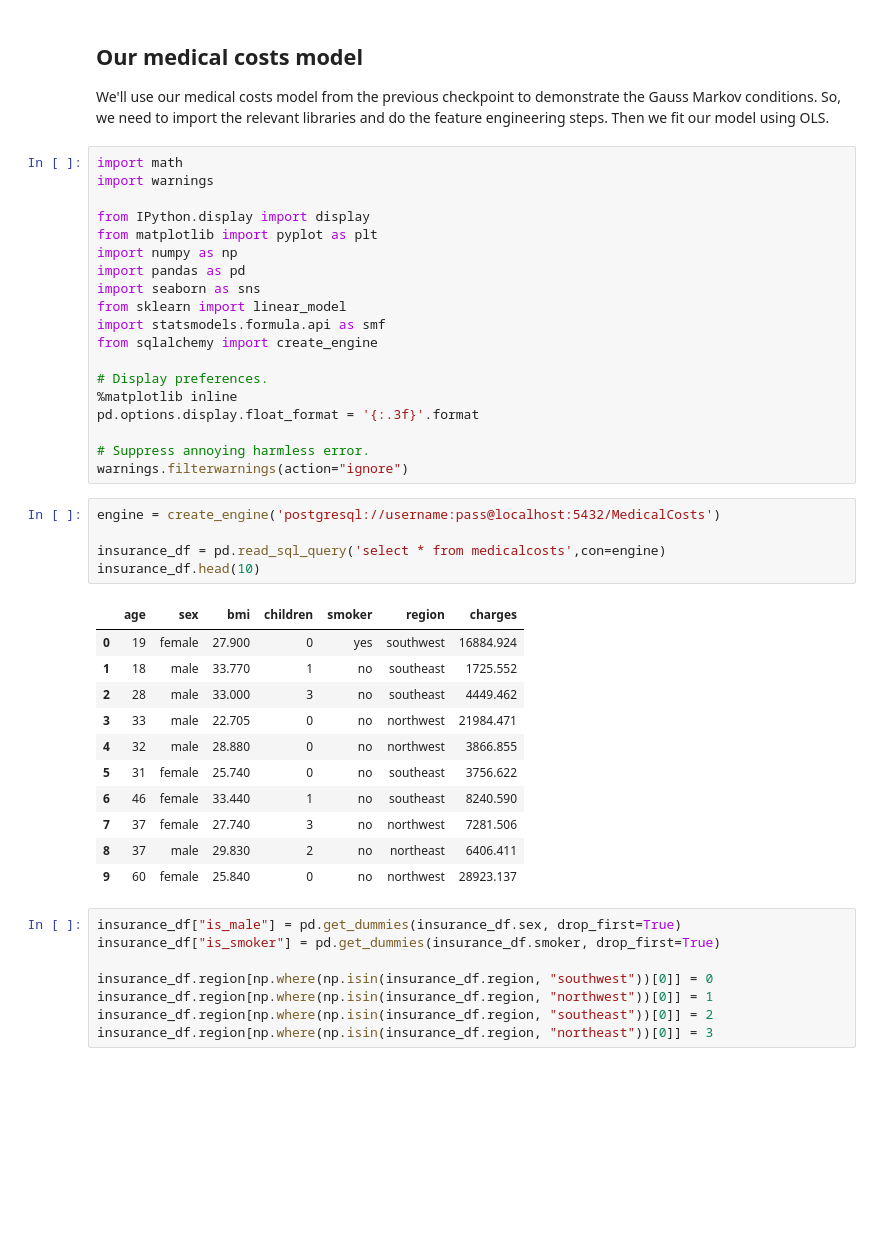
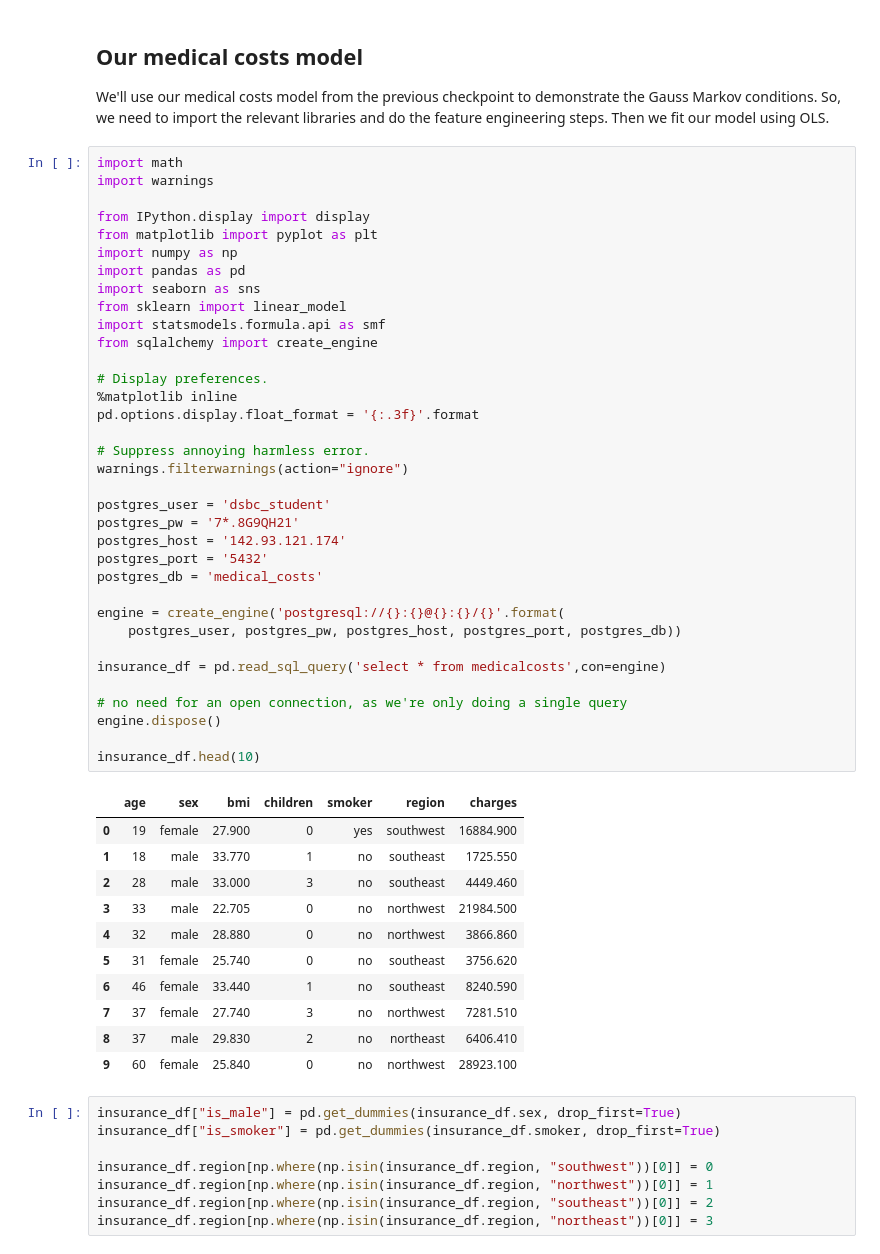
Before and after one commit to Thinkful-Ed/machine-learning-regression-problems, a Jupyter notebook: notebooks/3.assumptions_of_linear_regression.ipynb, the cells around one changed output. Saved outputs shown, nothing was run; the diff lists cells and outputs as text; blank space fills up the shorter version.

```diff
--- a/notebooks/3.assumptions_of_linear_regression.ipynb
+++ b/notebooks/3.assumptions_of_linear_regression.ipynb
@@ -22,39 +22,50 @@ We'll use our medical costs model from the previous checkpoint to demonstrate th
 # %%
 import math
 import warnings
 
 from IPython.display import display
 from matplotlib import pyplot as plt
 import numpy as np
 import pandas as pd
 import seaborn as sns
 from sklearn import linear_model
 import statsmodels.formula.api as smf
 from sqlalchemy import create_engine
 
 # Display preferences.
 %matplotlib inline
 pd.options.display.float_format = '{:.3f}'.format
 
 # Suppress annoying harmless error.
 warnings.filterwarnings(action="ignore")
+
+postgres_user = 'dsbc_student'
+postgres_pw = '7*.8G9QH21'
+postgres_host = '142.93.121.174'
+postgres_port = '5432'
+postgres_db = 'medical_costs'
+
+engine = create_engine('postgresql://{}:{}@{}:{}/{}'.format(
+    postgres_user, postgres_pw, postgres_host, postgres_port, postgres_db))
+
+insurance_df = pd.read_sql_query('select * from medicalcosts',con=engine)
+
+# no need for an open connection, as we're only doing a single query
+engine.dispose()
+
+insurance_df.head(10)
+# %% [output]
+|  | age | sex | bmi | children | smoker | region | charges |
+| 0 | 19 | female | 27.900 | 0 | yes | southwest | 16884.900 |
+| 1 | 18 | male | 33.770 | 1 | no | southeast | 1725.550 |
+| 2 | 28 | male | 33.000 | 3 | no | southeast | 4449.460 |
+| 3 | 33 | male | 22.705 | 0 | no | northwest | 21984.500 |
+| 4 | 32 | male | 28.880 | 0 | no | northwest | 3866.860 |
+| 5 | 31 | female | 25.740 | 0 | no | southeast | 3756.620 |
+| 6 | 46 | female | 33.440 | 1 | no | southeast | 8240.590 |
+| 7 | 37 | female | 27.740 | 3 | no | northwest | 7281.510 |
+| 8 | 37 | male | 29.830 | 2 | no | northeast | 6406.410 |
+| 9 | 60 | female | 25.840 | 0 | no | northwest | 28923.100 |
-# %%
-engine = create_engine('postgresql://username:pass@localhost:5432/MedicalCosts')
-
-insurance_df = pd.read_sql_query('select * from medicalcosts',con=engine)
-insurance_df.head(10)
-# %% [output]
-|  | age | sex | bmi | children | smoker | region | charges |
-| 0 | 19 | female | 27.900 | 0 | yes | southwest | 16884.924 |
-| 1 | 18 | male | 33.770 | 1 | no | southeast | 1725.552 |
-| 2 | 28 | male | 33.000 | 3 | no | southeast | 4449.462 |
-| 3 | 33 | male | 22.705 | 0 | no | northwest | 21984.471 |
-| 4 | 32 | male | 28.880 | 0 | no | northwest | 3866.855 |
-| 5 | 31 | female | 25.740 | 0 | no | southeast | 3756.622 |
-| 6 | 46 | female | 33.440 | 1 | no | southeast | 8240.590 |
-| 7 | 37 | female | 27.740 | 3 | no | northwest | 7281.506 |
-| 8 | 37 | male | 29.830 | 2 | no | northeast | 6406.411 |
-| 9 | 60 | female | 25.840 | 0 | no | northwest | 28923.137 |
 # %%
 insurance_df["is_male"] = pd.get_dummies(insurance_df.sex, drop_first=True)
 insurance_df["is_smoker"] = pd.get_dummies(insurance_df.smoker, drop_first=True)
```
Also changed, not shown: parts of 7 cells of this notebook, 1 other file.
